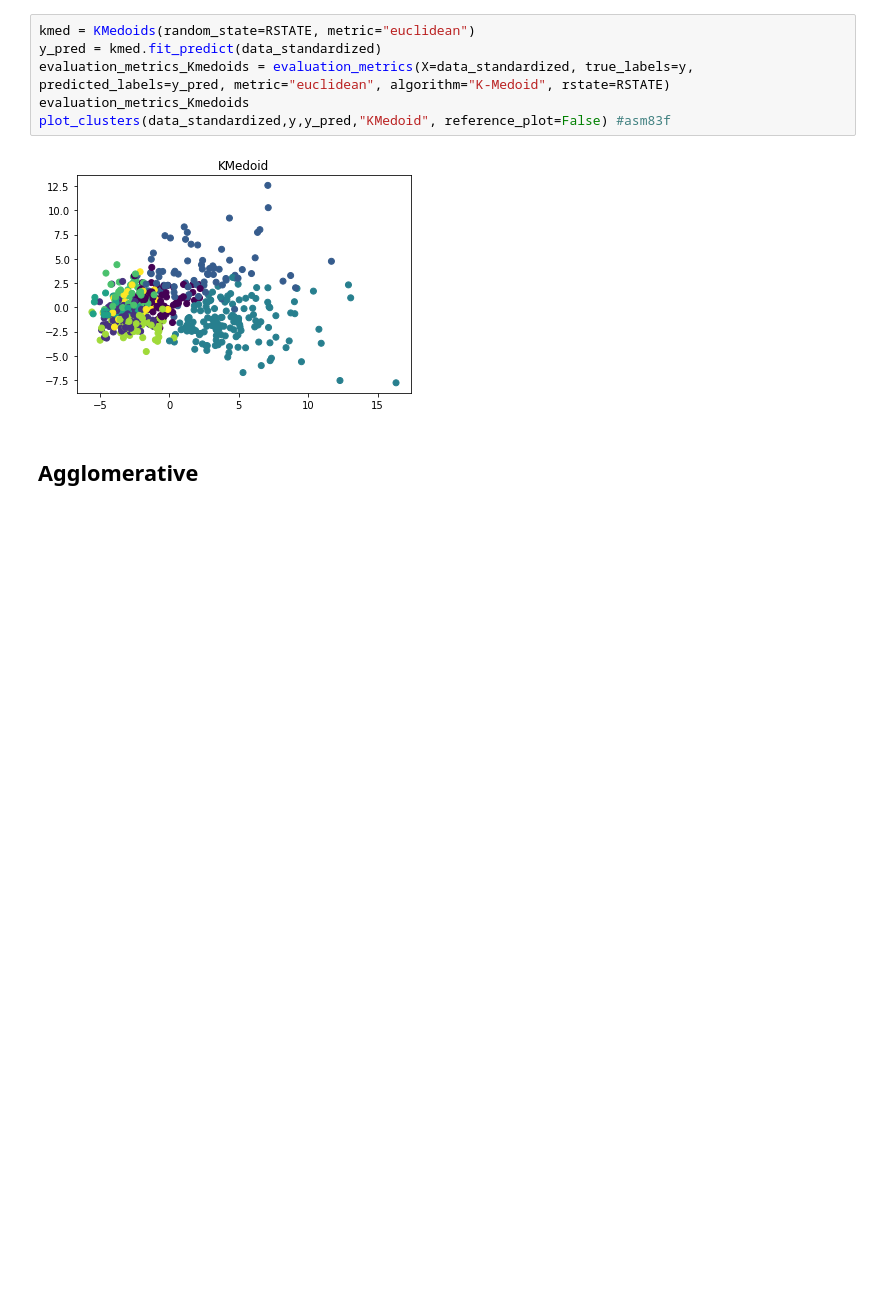
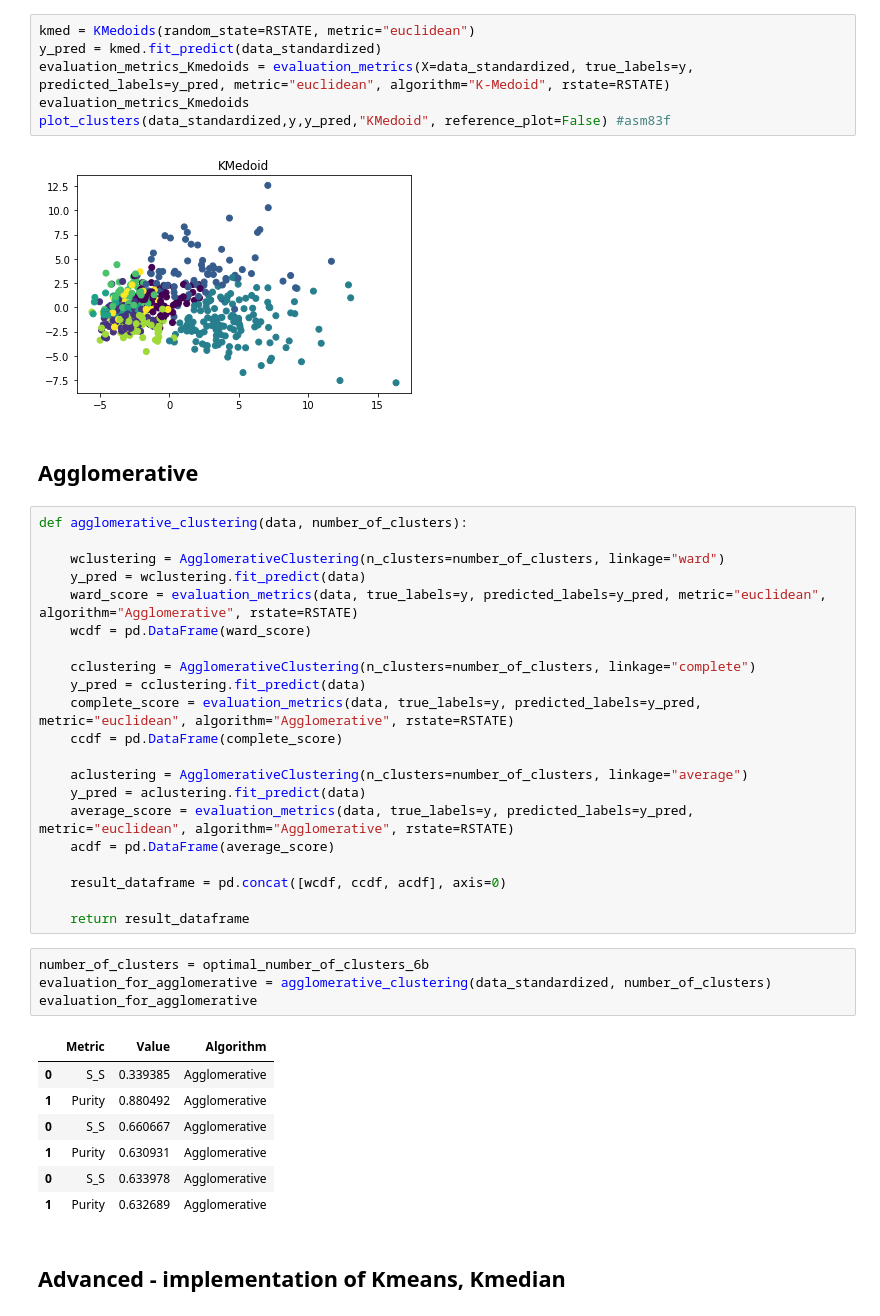
Before and after one commit to enzittonn/DSV-DAMI-I, a Jupyter notebook: HW2/sand.ipynb, the cells around one changed output. Drawn from its saved outputs; the diff is of its cells as text; blank space fills up the shorter version.

Commit message:
Agglom going well

```diff
--- a/HW2/sand.ipynb
+++ b/HW2/sand.ipynb
@@ -186,3 +186,38 @@ plot_clusters(data_standardized,y,y_pred,"KMedoid", reference_plot=False) #asm83
 [figure]
 # %% [markdown]
 ## Agglomerative
+# %%
+def agglomerative_clustering(data, number_of_clusters):
+
+    wclustering = AgglomerativeClustering(n_clusters=number_of_clusters, linkage="ward")
+    y_pred = wclustering.fit_predict(data)
+    ward_score = evaluation_metrics(data, true_labels=y, predicted_labels=y_pred, metric="euclidean", algorithm="Agglomerative", rstate=RSTATE)
+    wcdf = pd.DataFrame(ward_score)
+
+    cclustering = AgglomerativeClustering(n_clusters=number_of_clusters, linkage="complete")
+    y_pred = cclustering.fit_predict(data)
+    complete_score = evaluation_metrics(data, true_labels=y, predicted_labels=y_pred, metric="euclidean", algorithm="Agglomerative", rstate=RSTATE)
+    ccdf = pd.DataFrame(complete_score)
+
+    aclustering = AgglomerativeClustering(n_clusters=number_of_clusters, linkage="average")
+    y_pred = aclustering.fit_predict(data)
+    average_score = evaluation_metrics(data, true_labels=y, predicted_labels=y_pred, metric="euclidean", algorithm="Agglomerative", rstate=RSTATE)
+    acdf = pd.DataFrame(average_score)
+
+    result_dataframe = pd.concat([wcdf, ccdf, acdf], axis=0)
+
+    return result_dataframe
+# %%
+number_of_clusters = optimal_number_of_clusters_6b
+evaluation_for_agglomerative = agglomerative_clustering(data_standardized, number_of_clusters)
+evaluation_for_agglomerative
+# %% [output]
+|  | Metric | Value | Algorithm |
+| 0 | S_S | 0.339385 | Agglomerative |
+| 1 | Purity | 0.880492 | Agglomerative |
+| 0 | S_S | 0.660667 | Agglomerative |
+| 1 | Purity | 0.630931 | Agglomerative |
+| 0 | S_S | 0.633978 | Agglomerative |
+| 1 | Purity | 0.632689 | Agglomerative |
+# %% [markdown]
+## Advanced - implementation of Kmeans, Kmedian
```
Also changed, not shown: parts of 3 cells of this notebook, 1 other file.
